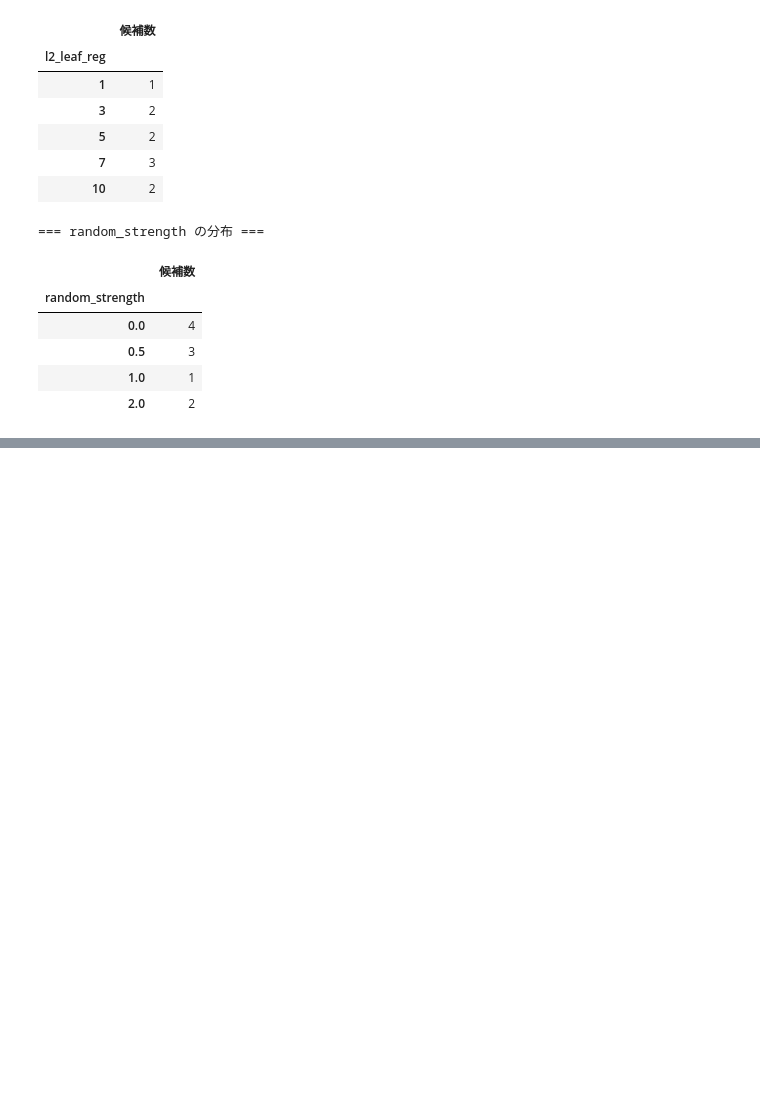
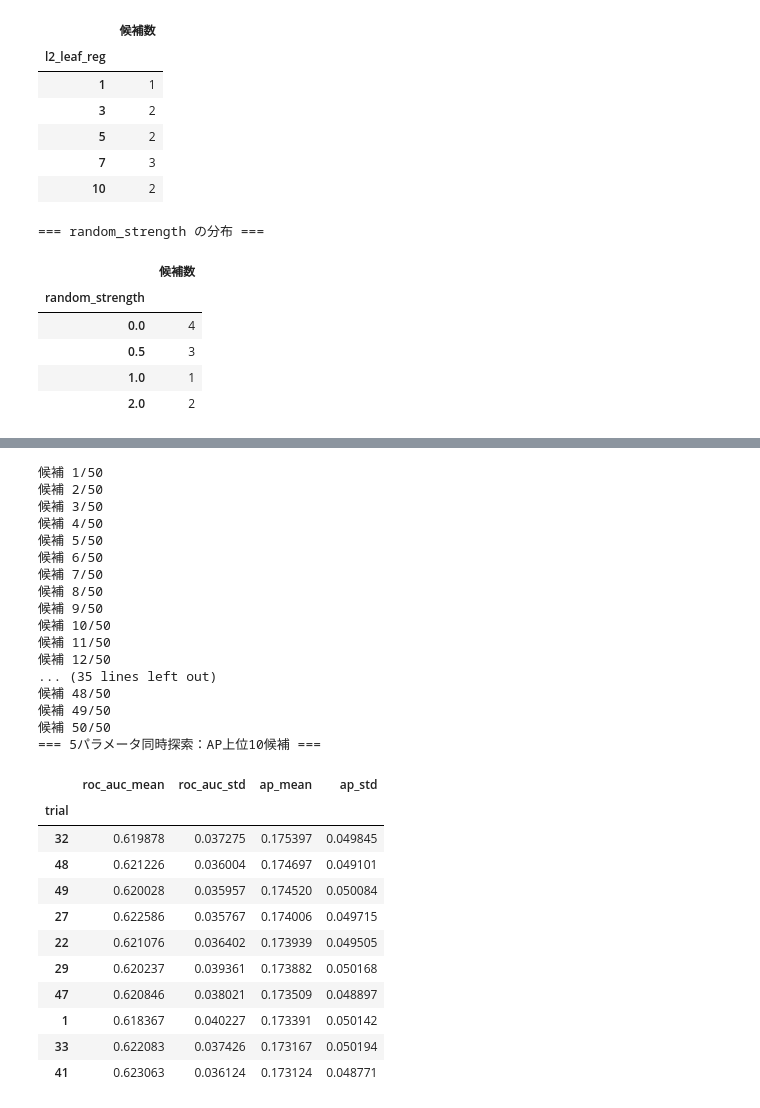
Before and after one commit to RyoShimoda/AWS_Python_data_analysis, a Jupyter notebook: notebooks/13_low_review_model_comparison.ipynb, the cells around one changed output, grey strips where cells are left out. Cells and saved outputs as stored; diff of their text form; code cells hidden in the pictures; blank space fills up the shorter version.

```diff
--- a/notebooks/13_low_review_model_comparison.ipynb
+++ b/notebooks/13_low_review_model_comparison.ipynb
@@ -3453,0 +3528,42 @@ for parameter in parameter_names:
+# %%
+df_joint_results, df_joint_summary = evaluate_parameter_candidates(
+    df=df_cv_model,
+    fold_configs=fold_configs,
+    numeric_features=features_c["numeric"],
+    categorical_features=features_c["categorical"],
+    base_classifier=classifiers["CatBoost"],
+    parameter_candidates=joint_candidates,
+)
+
+print("=== 5パラメータ同時探索：AP上位10候補 ===")
+display(df_joint_summary.head(10).round(6))
+# %% [output]
+候補 1/50
+候補 2/50
+候補 3/50
+候補 4/50
+候補 5/50
+候補 6/50
+候補 7/50
+候補 8/50
+候補 9/50
+候補 10/50
+候補 11/50
+候補 12/50
+... (35 lines left out)
+候補 48/50
+候補 49/50
+候補 50/50
+=== 5パラメータ同時探索：AP上位10候補 ===
+|  | roc_auc_mean | roc_auc_std | ap_mean | ap_std |
+| trial |  |  |  |  |
+| 32 | 0.619878 | 0.037275 | 0.175397 | 0.049845 |
+| 48 | 0.621226 | 0.036004 | 0.174697 | 0.049101 |
+| 49 | 0.620028 | 0.035957 | 0.174520 | 0.050084 |
+| 27 | 0.622586 | 0.035767 | 0.174006 | 0.049715 |
+| 22 | 0.621076 | 0.036402 | 0.173939 | 0.049505 |
+| 29 | 0.620237 | 0.039361 | 0.173882 | 0.050168 |
+| 47 | 0.620846 | 0.038021 | 0.173509 | 0.048897 |
+| 1 | 0.618367 | 0.040227 | 0.173391 | 0.050142 |
+| 33 | 0.622083 | 0.037426 | 0.173167 | 0.050194 |
+| 41 | 0.623063 | 0.036124 | 0.173124 | 0.048771 |
```
Also changed, not shown: parts of 9 cells of this notebook, 3 other files.
